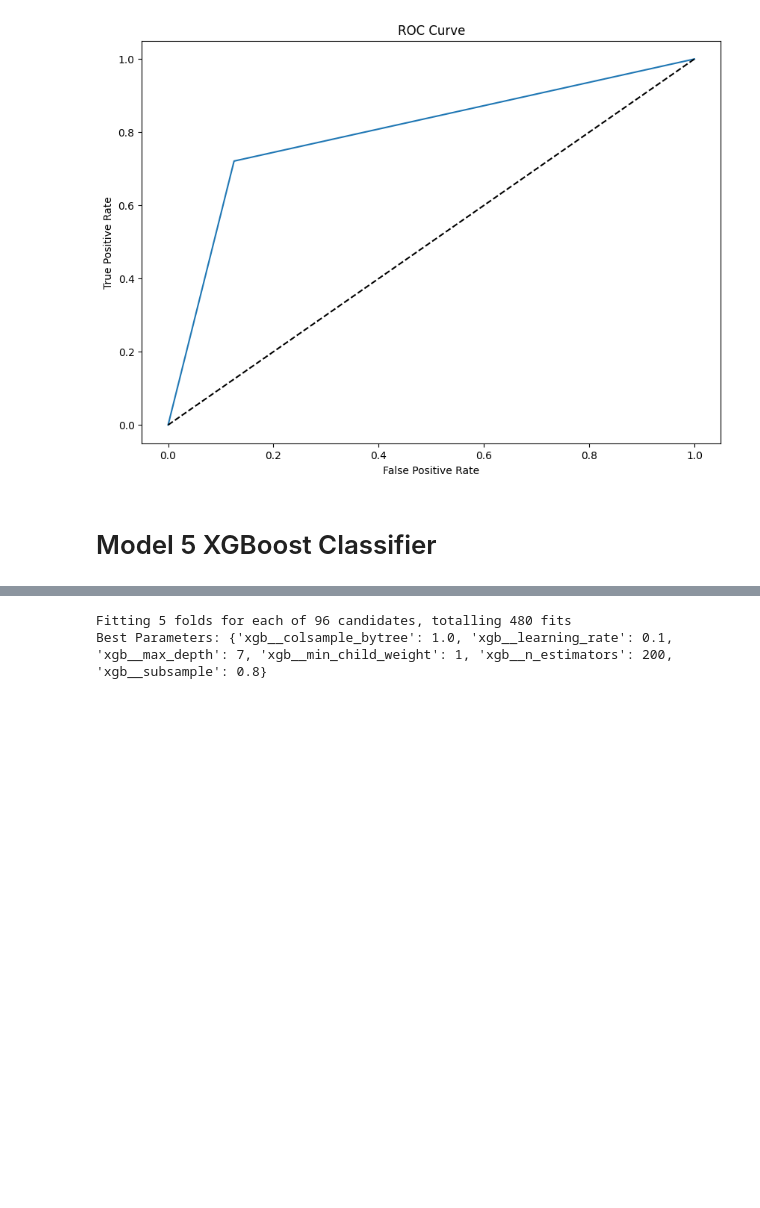
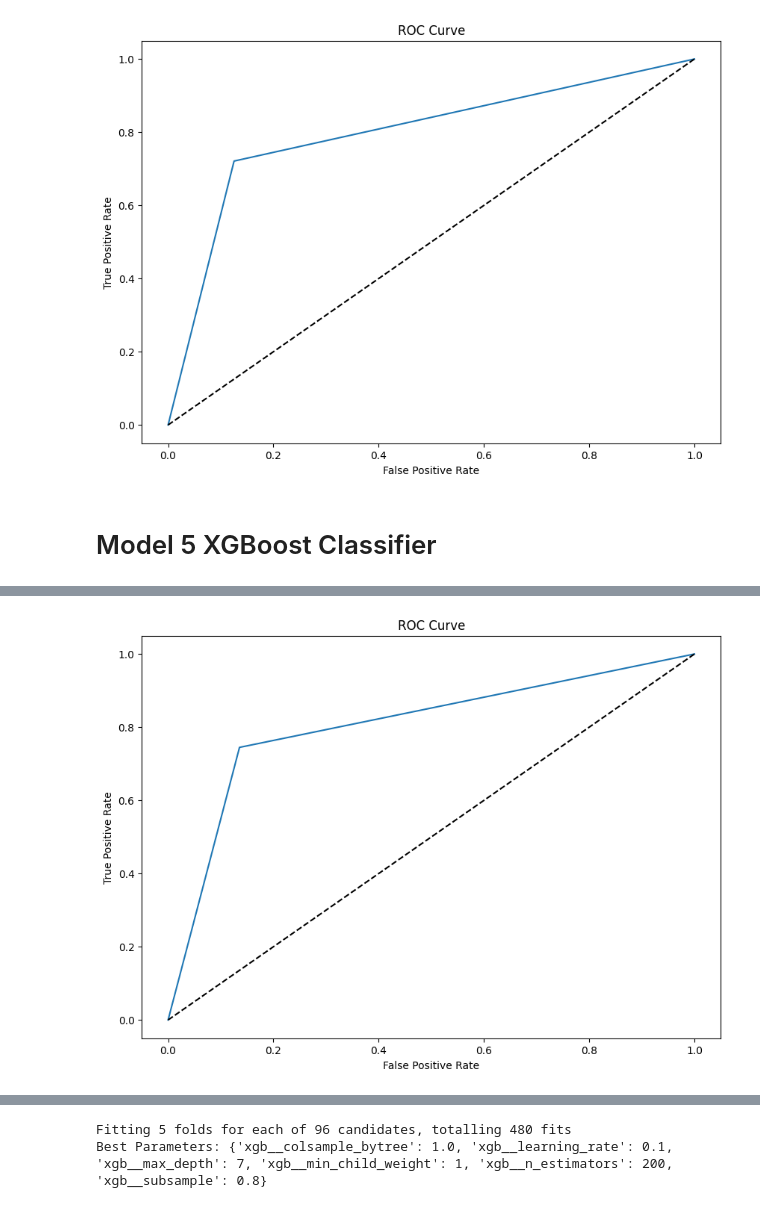
Before and after one commit to pranjal-verma/telecom-churn-case-study, a Jupyter notebook: telecom_koggle (1).ipynb, the cells around one changed output, grey strips where cells are left out. Saved outputs shown, nothing was run; the diff lists cells and outputs as text; code cells hidden in the pictures; blank space fills up the shorter version.

```diff
--- a/telecom_koggle (1).ipynb
+++ b/telecom_koggle (1).ipynb
@@ -1416,50 +1436,51 @@ y_train_pred = xgb_model.predict(X_train)
 # fpr, tpr, thresholds = draw_roc(y_val, y_test_pred)
 # %%
 
-# # No Using make pipeline coz it has a compatibility issue with xgboost and sklearn 1.5.2
-# # manualy making the pipeline steps
-# xgb = XGBClassifier(
-#     learning_rate=0.1,
-#     n_estimators=100,
-#     max_depth=5,
-#     min_child_weight=1,
-#     gamma=0,
-#     subsample=0.8,
-#     colsample_bytree=0.8,
-#     objective='binary:logistic',
-#     random_state=42
-# )
+# No Using make pipeline coz it has a compatibility issue with xgboost and sklearn 1.5.2
+# manualy making the pipeline steps
+xgb = XGBClassifier(
+    learning_rate=0.1,
+    n_estimators=100,
+    max_depth=5,
+    min_child_weight=1,
+    gamma=0,
+    subsample=0.8,
+    colsample_bytree=0.8,
+    objective='binary:logistic',
+    random_state=42
+)
 
 
-# X_train_imp = imputer.fit_transform(X_train)
-# X_test_imp = imputer.transform(X_test)
+X_train_imp = imputer.fit_transform(X_train)
+X_test_imp = imputer.transform(X_test)
 
-# # SMOTE (only on training data)
-# X_train_smote, y_train_smote = smote.fit_resample(X_train_imp, y_train)
+# SMOTE (only on training data)
+X_train_smote, y_train_smote = smote.fit_resample(X_train_imp, y_train)
 
-# # Scaling
-# scaler.fit(X_train_smote)
-# X_train_scaled = scaler.transform(X_train_smote)
-# X_test_scaled = scaler.transform(X_test_imp)
+# Scaling
+scaler.fit(X_train_smote)
+X_train_scaled = scaler.transform(X_train_smote)
+X_test_scaled = scaler.transform(X_test_imp)
 
-# # PCA
-# pca.fit(X_train_scaled)
-# X_train_pca = pca.transform(X_train_scaled)
-# X_test_pca = pca.transform(X_test_scaled)
+# PCA
+pca.fit(X_train_scaled)
+X_train_pca = pca.transform(X_train_scaled)
+X_test_pca = pca.transform(X_test_scaled)
 
-# # 3. Fit XGBoost model
-# xgb.fit(X_train_pca, y_train_smote)
+# 3. Fit XGBoost model
+xgb.fit(X_train_pca, y_train_smote)
 
-# # 4. Make predictions
-# y_train_pred = xgb.predict(X_train_pca)
-# y_test_pred = xgb.predict(X_test_pca)
+# 4. Make predictions
+y_train_pred = xgb.predict(X_train_pca)
+y_test_pred = xgb.predict(X_test_pca)
 
-# # 5. Calculate metrics
-# print("Training Metrics:")
-# calculate_classification_metrics(y_train_smote, y_train_pred)
-# print("\nTest Metrics:")
-# calculate_classification_metrics(y_test, y_test_pred)
+# 5. Calculate metrics
+print("Training Metrics:")
+calculate_classification_metrics(y_train_smote, y_train_pred)
+print("\nTest Metrics:")
+calculate_classification_metrics(y_test, y_test_pred)
 
-# # 6. Plot ROC curve
-# fpr, tpr, thresholds = draw_roc(y_test, y_test_pred)
-# # Define parameter grid for XGBoost
+# 6. Plot ROC curve
+fpr, tpr, thresholds = draw_roc(y_test, y_test_pred)
+# Define parameter grid for XGBoost
+# %% [output]
@@ -1466 +1498,2 @@ y_train_pred = xgb_model.predict(X_train)
+[figure, added]
 # %%
```
Also changed, not shown: parts of 15 cells of this notebook, 1 other file.
